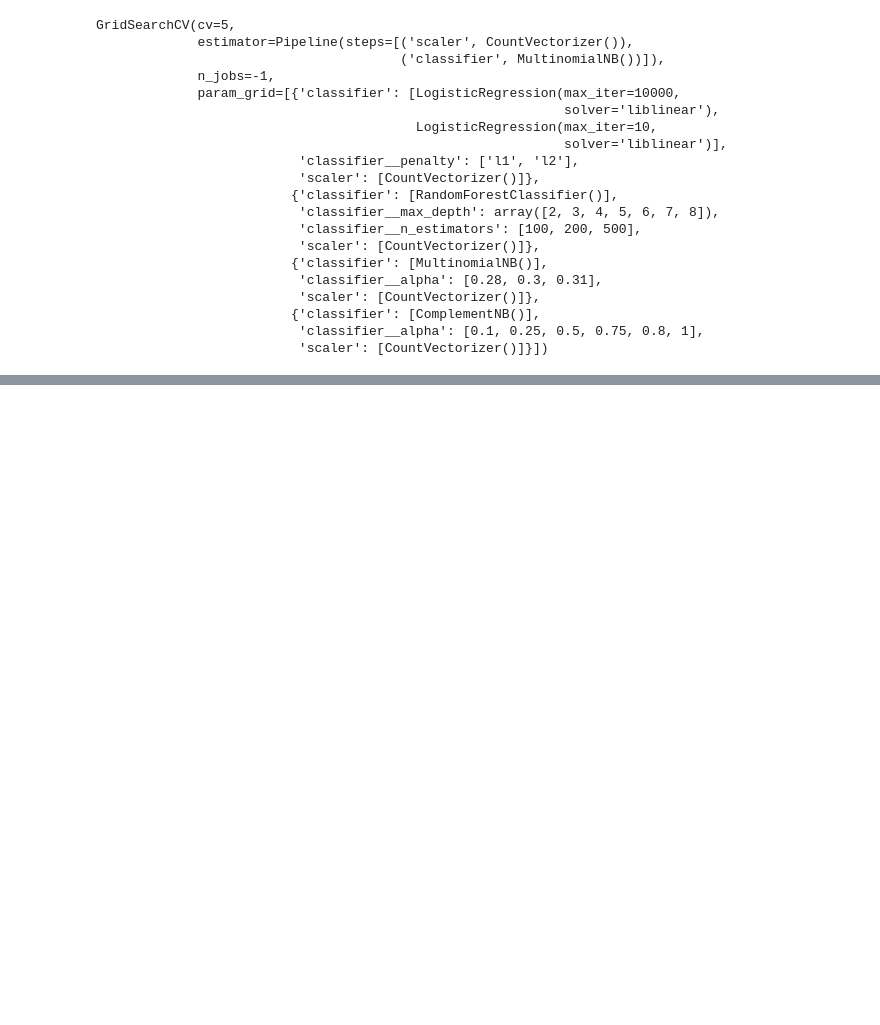
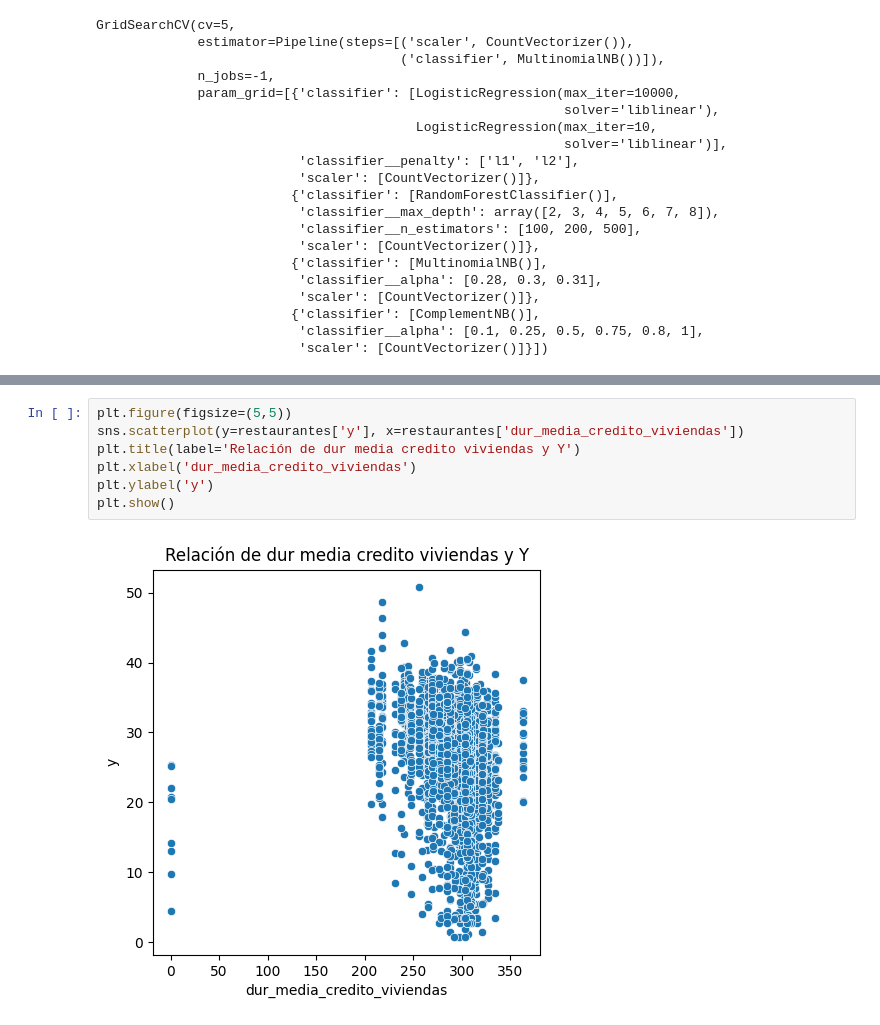
Before and after one commit to Krvelez92/Modelo_Prediccion_Rating, a Jupyter notebook: notebooks/02_LimpiezaEDA.ipynb, the cells around one changed output, grey strips where cells are left out. Drawn from its saved outputs; the diff is of its cells as text; blank space fills up the shorter version.

```diff
--- a/notebooks/02_LimpiezaEDA.ipynb
+++ b/notebooks/02_LimpiezaEDA.ipynb
@@ -453,0 +665,9 @@ sns.boxplot(restautantes['price_level']);
+# %%
+plt.figure(figsize=(5,5))
+sns.scatterplot(y=restaurantes['y'], x=restaurantes['dur_media_credito_viviendas'])
+plt.title(label='Relación de dur media credito viviendas y Y')
+plt.xlabel('dur_media_credito_viviendas')
+plt.ylabel('y')
+plt.show()
+# %% [output]
+[figure, added]
```
Also changed, not shown: parts of 66 cells of this notebook, 4 other files.
